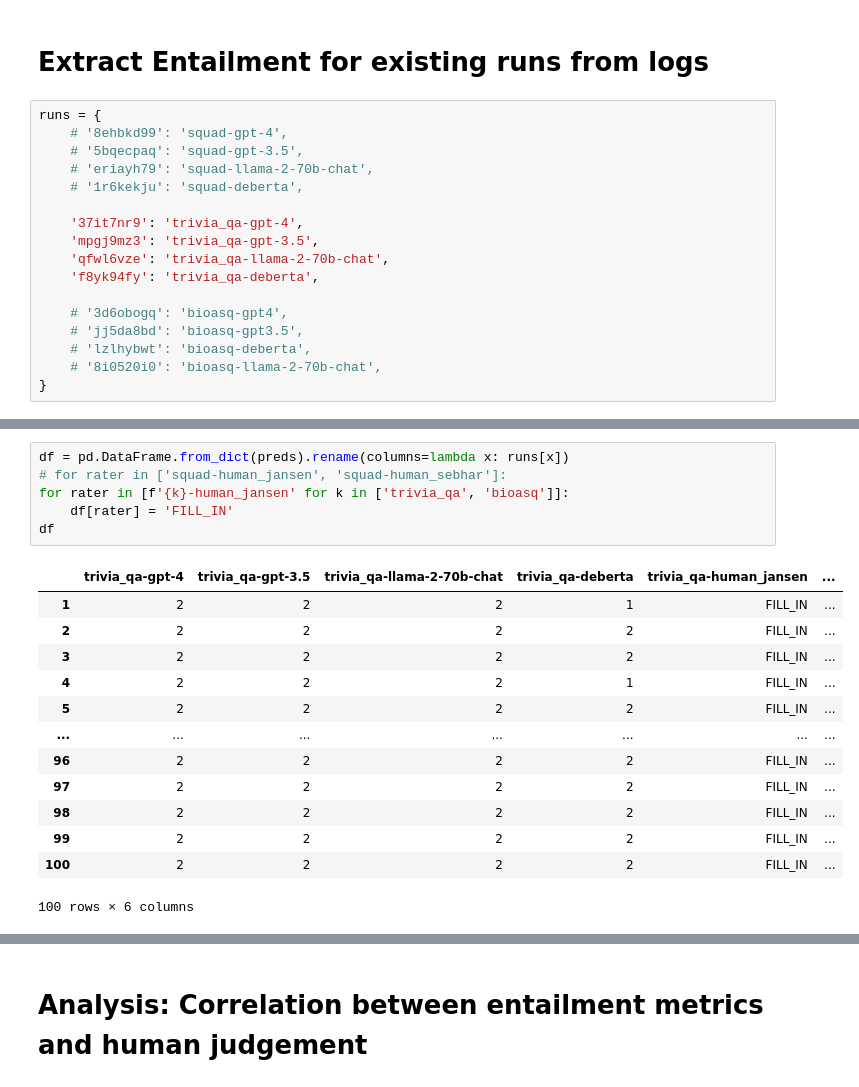
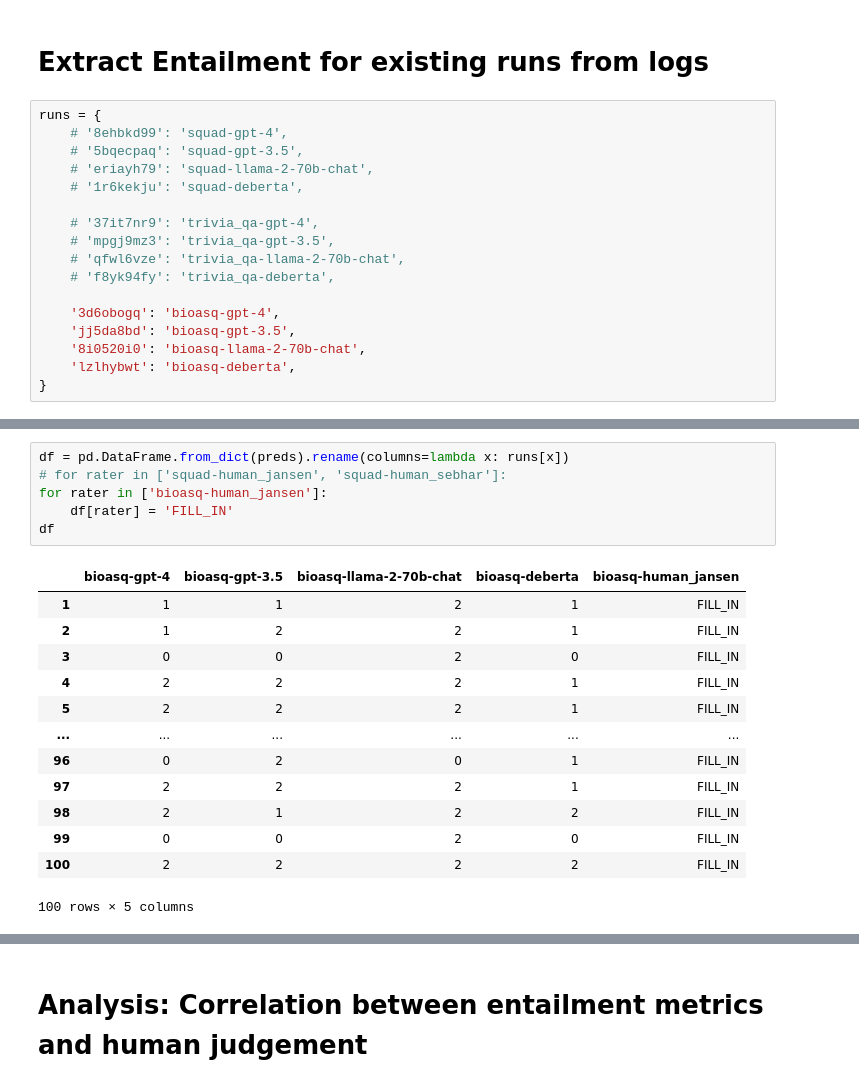
Before and after one commit to JThh/long_hallucinations, a Jupyter notebook: notebooks/paper_evals/23-11-24-human-entailment-evaluation.ipynb, the cells around one changed output, grey strips where cells are left out. Cells and saved outputs as stored; diff of their text form.

```diff
--- a/notebooks/paper_evals/23-11-24-human-entailment-evaluation.ipynb
+++ b/notebooks/paper_evals/23-11-24-human-entailment-evaluation.ipynb
@@ -144,15 +144,15 @@ runs = {
     # 'eriayh79': 'squad-llama-2-70b-chat',
     # '1r6kekju': 'squad-deberta',
 
-    '37it7nr9': 'trivia_qa-gpt-4',
-    'mpgj9mz3': 'trivia_qa-gpt-3.5',
-    'qfwl6vze': 'trivia_qa-llama-2-70b-chat',
-    'f8yk94fy': 'trivia_qa-deberta',
+    # '37it7nr9': 'trivia_qa-gpt-4',
+    # 'mpgj9mz3': 'trivia_qa-gpt-3.5',
+    # 'qfwl6vze': 'trivia_qa-llama-2-70b-chat',
+    # 'f8yk94fy': 'trivia_qa-deberta',
 
-    # '3d6obogq': 'bioasq-gpt4',
-    # 'jj5da8bd': 'bioasq-gpt3.5',
-    # 'lzlhybwt': 'bioasq-deberta',
-    # '8i0520i0': 'bioasq-llama-2-70b-chat',
+    '3d6obogq': 'bioasq-gpt-4',
+    'jj5da8bd': 'bioasq-gpt-3.5',
+    '8i0520i0': 'bioasq-llama-2-70b-chat',
+    'lzlhybwt': 'bioasq-deberta',
 }
 # %%
 {v: get_slurmid(k) for k, v in runs.items()}
@@ -297,23 +305,23 @@ f8yk94fy trivia_qa-deberta
 # %%
 df = pd.DataFrame.from_dict(preds).rename(columns=lambda x: runs[x])
 # for rater in ['squad-human_jansen', 'squad-human_sebhar']:
-for rater in [f'{k}-human_jansen' for k in ['trivia_qa', 'bioasq']]:
+for rater in ['bioasq-human_jansen']:
     df[rater] = 'FILL_IN'
 df
 # %% [output]
-|  | trivia_qa-gpt-4 | trivia_qa-gpt-3.5 | trivia_qa-llama-2-70b-chat | trivia_qa-deberta | trivia_qa-human_jansen | ... |
-| 1 | 2 | 2 | 2 | 1 | FILL_IN | ... |
-| 2 | 2 | 2 | 2 | 2 | FILL_IN | ... |
-| 3 | 2 | 2 | 2 | 2 | FILL_IN | ... |
-| 4 | 2 | 2 | 2 | 1 | FILL_IN | ... |
-| 5 | 2 | 2 | 2 | 2 | FILL_IN | ... |
-| ... | ... | ... | ... | ... | ... | ... |
-| 96 | 2 | 2 | 2 | 2 | FILL_IN | ... |
-| 97 | 2 | 2 | 2 | 2 | FILL_IN | ... |
-| 98 | 2 | 2 | 2 | 2 | FILL_IN | ... |
-| 99 | 2 | 2 | 2 | 2 | FILL_IN | ... |
-| 100 | 2 | 2 | 2 | 2 | FILL_IN | ... |
+|  | bioasq-gpt-4 | bioasq-gpt-3.5 | bioasq-llama-2-70b-chat | bioasq-deberta | bioasq-human_jansen |
+| 1 | 1 | 1 | 2 | 1 | FILL_IN |
+| 2 | 1 | 2 | 2 | 1 | FILL_IN |
+| 3 | 0 | 0 | 2 | 0 | FILL_IN |
+| 4 | 2 | 2 | 2 | 1 | FILL_IN |
+| 5 | 2 | 2 | 2 | 1 | FILL_IN |
+| ... | ... | ... | ... | ... | ... |
+| 96 | 0 | 2 | 0 | 1 | FILL_IN |
+| 97 | 2 | 2 | 2 | 1 | FILL_IN |
+| 98 | 2 | 1 | 2 | 2 | FILL_IN |
+| 99 | 0 | 0 | 2 | 0 | FILL_IN |
+| 100 | 2 | 2 | 2 | 2 | FILL_IN |
-100 rows × 6 columns
+100 rows × 5 columns
 # %%
 tmp = df.reset_index().melt(id_vars='index', value_vars=df.columns)
 tmp['dataset'] = tmp.variable.map(lambda x: x.split('-')[0])
```
Also changed, not shown: parts of 20 cells of this notebook, 6 other files.
